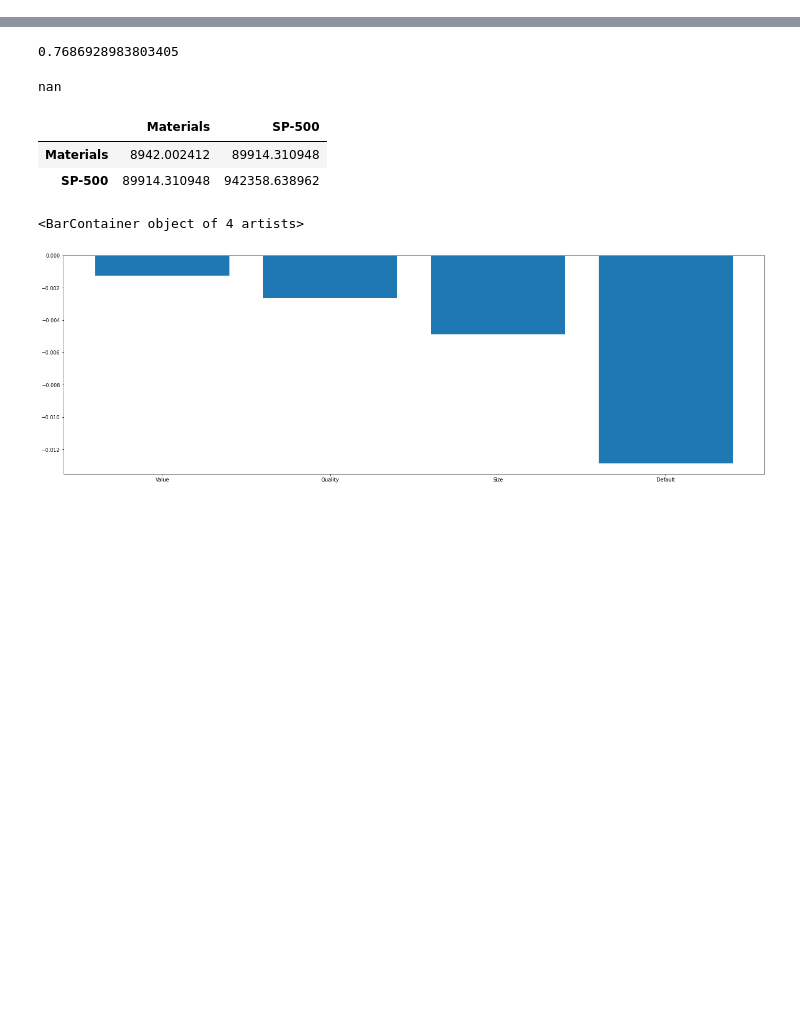
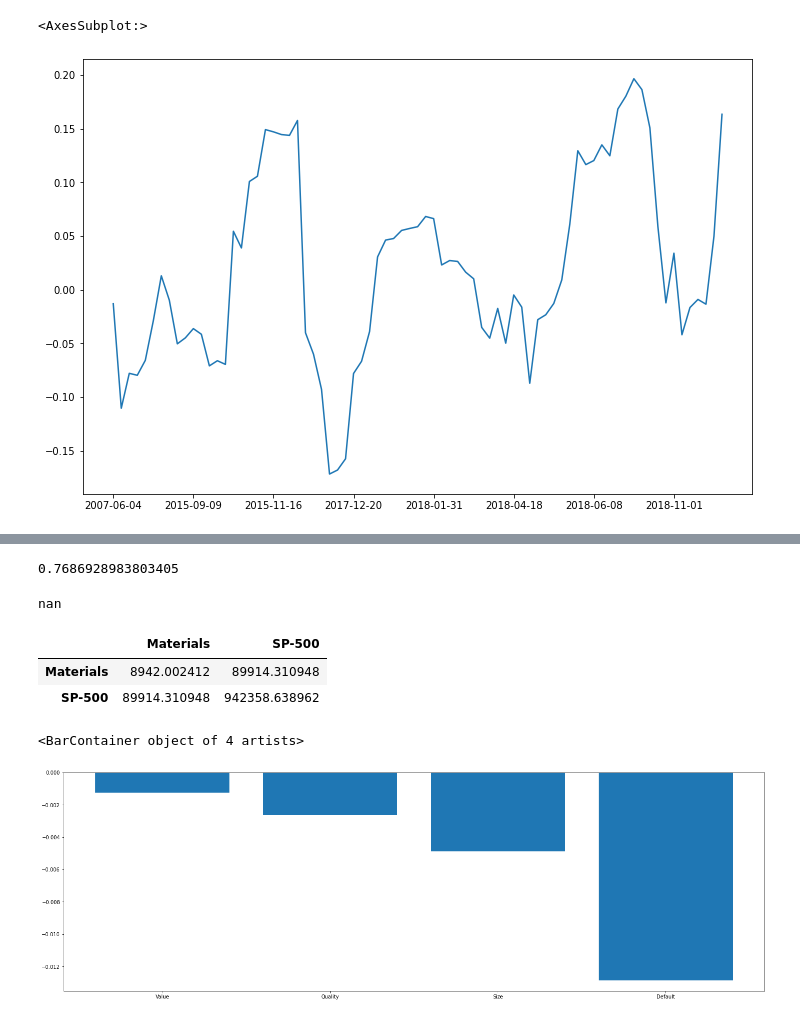
Before and after one commit to Rhys2024/740, a Jupyter notebook: Building.ipynb, the cells around one changed output, grey strips where cells are left out. Cells and saved outputs as stored; diff of their text form; code cells hidden in the pictures; blank space fills up the shorter version.

```diff
--- a/Building.ipynb
+++ b/Building.ipynb
@@ -17,3 +18,11 @@ fred = fa.Fred('4fb0ce271d0f66f4b5b3904b4aaf1dd0')
 
 
 useful.update_data()
+# %%
+
+
+current_daily = useful.current_rates("d", False)
+
+current_monthly = useful.current_rates("m", False)
+
+current_daily
@@ -82,6 +94,6 @@ def update_data(compare_group = None):
 #sector_df
 #factor_df
 
-sector_df = pd.read_csv("2006.csv", index_col="Date")
+#sector_df = pd.read_csv("2006.csv", index_col="Date")
 
-sector_df
+sector_df = pd.read_csv("sectors_and_rates.csv", index_col="Date")
@@ -148,0 +326,10 @@ exposure_report
+# %%
+
+
+exposure_report.mean_returns.loc[current_daily].sort_values()
+
+
+exposure_report.total_returns[current_daily]['Utilities'].plot(figsize = (12,8))
+# %% [output]
+<AxesSubplot:>
+[figure, added]
```
Also changed, not shown: parts of 16 cells of this notebook, 8 other files.
